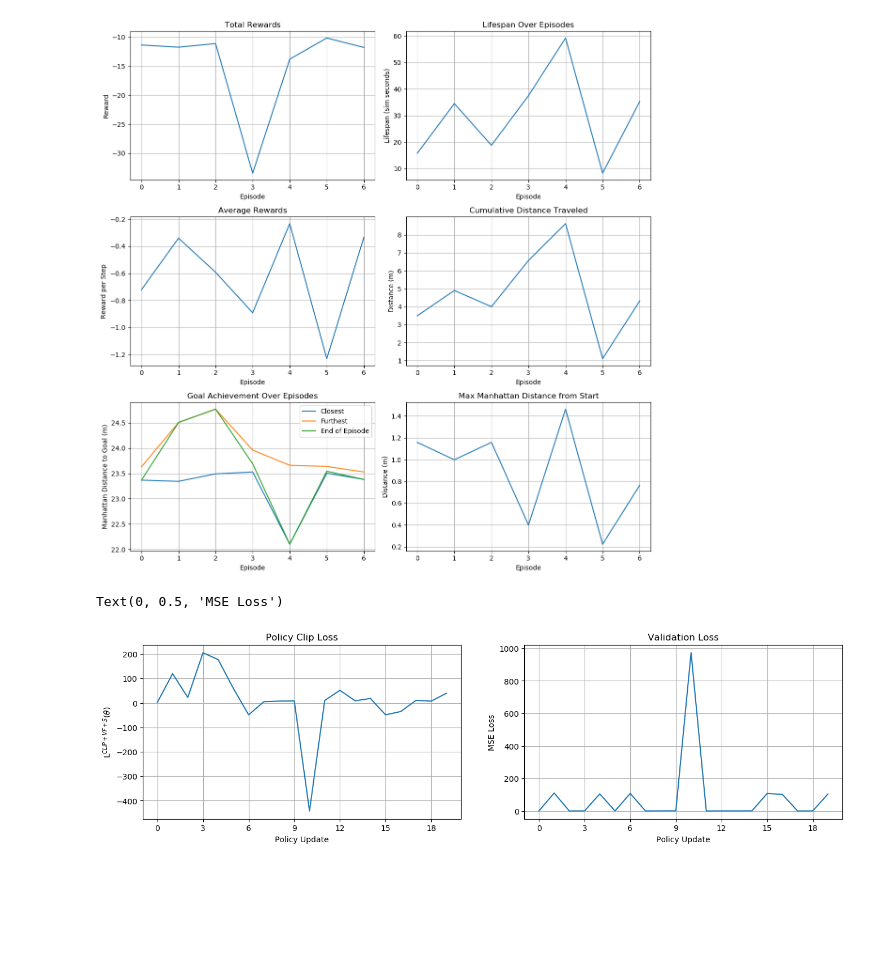
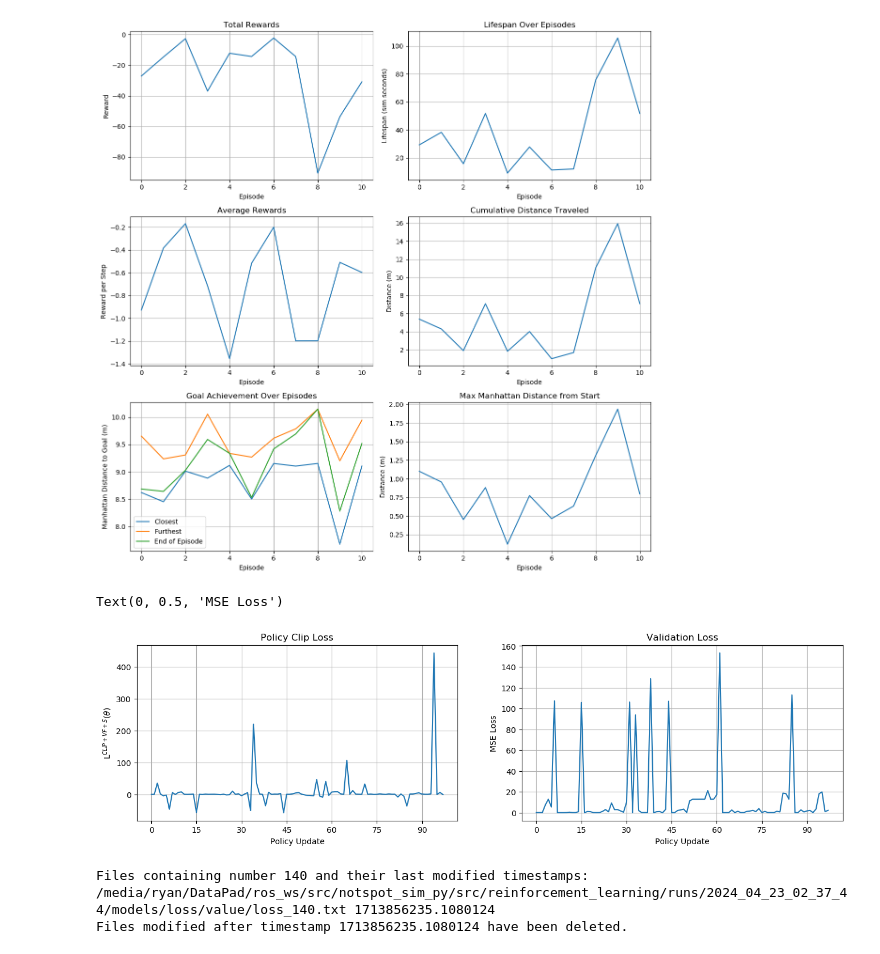
Before and after one commit to ryan-barry-99/grad-project, a Jupyter notebook: notspot_sim_py/src/reinforcement_learning/src/analysis.ipynb, the cells around one changed output. Saved outputs shown, nothing was run; the diff lists cells and outputs as text; code cells hidden in the pictures; blank space fills up the shorter version.

```diff
--- a/notspot_sim_py/src/reinforcement_learning/src/analysis.ipynb
+++ b/notspot_sim_py/src/reinforcement_learning/src/analysis.ipynb
@@ -29,7 +29,7 @@ def get_logs(run_path, folder_name):
 
 
 # Path to the directory containing the files
-run = '/media/ryan/DataPad/ros_ws/src/notspot_sim_py/src/reinforcement_learning/runs/2024_04_23_02_37_44'
+run = '/media/ryan/DataPad/ros_ws/src/notspot_sim_py/src/reinforcement_learning/runs/2024_04_23_19_35_54'
 
 rewards = [float(reward) for reward in get_logs(run, "rewards")]
 lifespans = [int(lifespan)*0.75 for lifespan in get_logs(run, "steps")]
@@ -96,32 +96,92 @@ axs[2, 1].set_xlabel('Episode')
 axs[2, 1].set_ylabel('Distance (m)')
 
 plt.tight_layout()
 plt.show()
 
 # Create subplots
 fig, axs = plt.subplots(1, 2, figsize=(16, 4))
 
 for ax in axs.flatten():
     ax.xaxis.set_major_locator(ticker.MaxNLocator(integer=True))
     ax.grid(True)
 
 
 # Plot total rewards over episodes
 axs[0].plot(policy_loss)
 axs[0].set_title('Policy Clip Loss')
 axs[0].set_xlabel('Policy Update')
 axs[0].set_ylabel(r'L$^{CLIP+VF+S}$($\theta$)')
 # axs[0].set_ybound(-25,25)
 # axs[0].legend()
 
 # Plot average rewards per step over episodes
 axs[1].plot(value_loss)
 axs[1].set_title('Validation Loss')
 axs[1].set_xlabel('Policy Update')
 axs[1].set_ylabel('MSE Loss')
 # axs[1].set_ybound(-0.25,100)
 # axs[1].legend()
 # %% [output]
-[figure, old version]
+[figure, new version]
 Text(0, 0.5, 'MSE Loss')
-[figure, old version]
+[figure, new version]
+# %%
+import os
+import re
+import time
+
+def find_files_with_number(folder_path, number):
+    """
+    Find files in a folder containing a specified number in their filename
+    and return their last modified timestamp.
+
+    Args:
+        folder_path (str): Path to the folder to search.
+        number (int): The number to search for in filenames.
+
+    Returns:
+        dict: A dictionary containing filenames as keys and their last modified timestamps as values.
+    """
+    file_timestamps = {}
+    for filename in os.listdir(folder_path):
+        if '_' + str(number) in filename:  # Search for the number in filename
+            file_path = os.path.join(folder_path, filename)
+            if os.path.isfile(file_path):  # Check if it's a file
+                last_modified = os.path.getmtime(file_path)  # Get last modified timestamp
+                file_timestamps[file_path] = last_modified
+    return file_timestamps
+
+def delete_files_modified_after(folder_path, timestamp):
+    """
+    Delete files in a folder that were modified after a given timestamp.
+
+    Args:
+        folder_path (str): Path to the folder to delete files from.
+        timestamp (float): Timestamp to compare against for deletion.
+    """
+    for filename in os.listdir(folder_path):
+        file_path = os.path.join(folder_path, filename)
+        if os.path.isfile(file_path):  # Check if it's a file
+            last_modified = os.path.getmtime(file_path)  # Get last modified timestamp
+            if last_modified > timestamp:
+                os.remove(file_path)  # Delete file
+
+# Example usage:
+folder_path = '/media/ryan/DataPad/ros_ws/src/notspot_sim_py/src/reinforcement_learning/runs/2024_04_23_02_37_44'
+folder_path += '/models/loss/value'
+number = 140  # Example number to search for
+# timestamp = time.time() - (24 * 3600)  # Example: 24 hours ago
+
+# Find files containing the number in their filename and their last modified timestamps
+files_with_number = find_files_with_number(folder_path, number)
+print("Files containing number {} and their last modified timestamps:".format(number))
+for filename, timestamp in files_with_number.items():
+    print(filename, timestamp)
+
+# Delete files modified after the specified timestamp
+delete_files_modified_after(folder_path, timestamp)
+print("Files modified after timestamp {} have been deleted.".format(timestamp))
+# %% [output]
+Files containing number 140 and their last modified timestamps:
+/media/ryan/DataPad/ros_ws/src/notspot_sim_py/src/reinforcement_learning/runs/2024_04_23_02_37_44/models/loss/value/loss_140.txt 1713856235.1080124
+Files modified after timestamp 1713856235.1080124 have been deleted.
```
Also changed, not shown: 12 other files.
